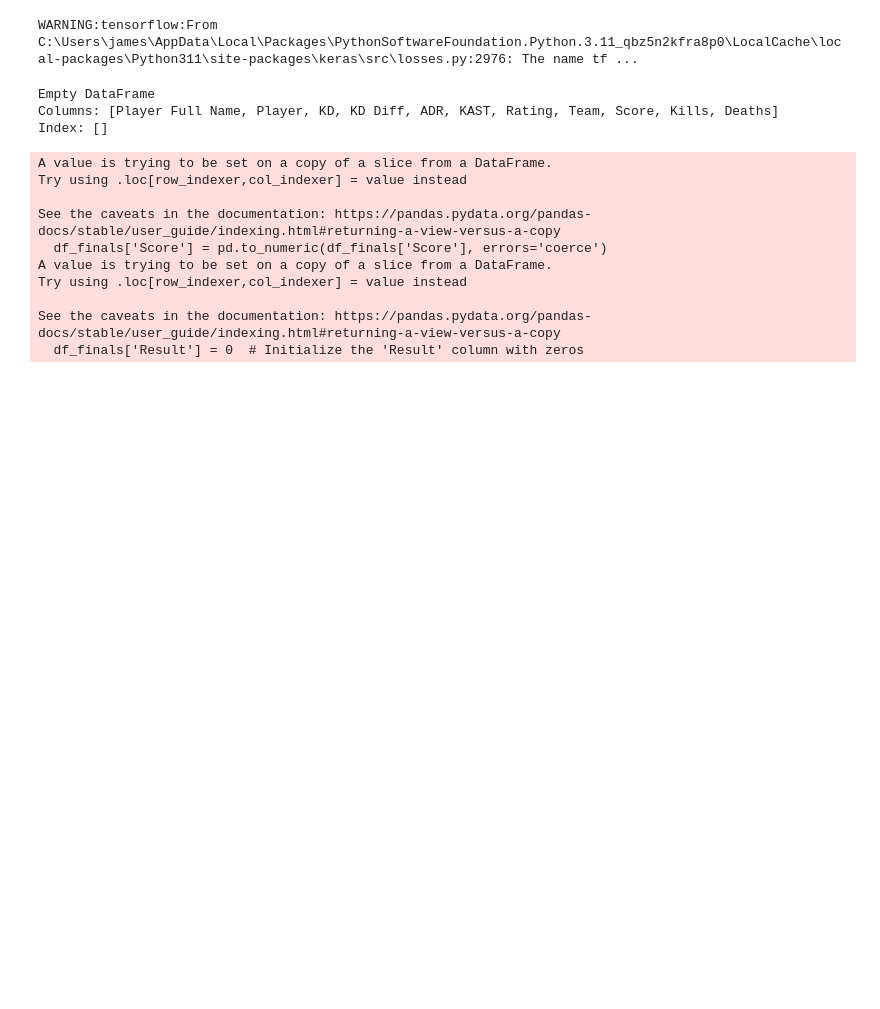
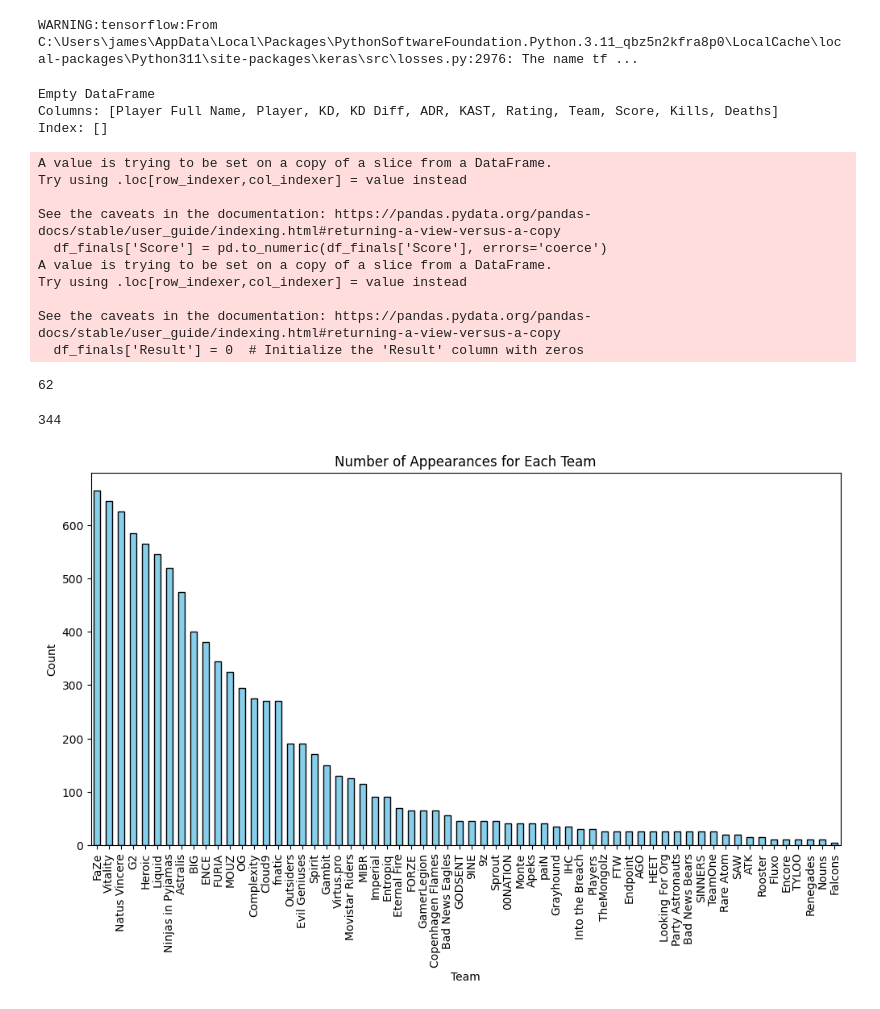
Before and after one commit to jazhu1/CSGOProjML, a Jupyter notebook: CSGOProjML.ipynb, the cells around one changed output. Saved outputs shown, nothing was run; the diff lists cells and outputs as text; code cells hidden in the pictures; blank space fills up the shorter version.

Commit message:
visualizations for exploratory analysis

```diff
--- a/CSGOProjML.ipynb
+++ b/CSGOProjML.ipynb
@@ -541,3 +541,24 @@ cont_df = df[['KD Diff', 'ADR', 'KAST', 'Rating', 'Kills', 'Deaths',
        'Lan Maps Played', 'Major Maps Played', 'Matches Won', 'Matches Lost',
        'Team Matches Won', 'Team Matches Lost', 'Player/Team Matches Won',
        'Player/Team Matches Lost', 'Match Number','Result']].copy()
+# %%
+df['Team'].nunique()
+# %% [output]
+62
+# %%
+df['Player'].nunique()
+# %% [output]
+344
+# %%
+team_counts = df['Team'].value_counts()
+plt.figure(figsize=(12, 6))
+
+team_counts.plot(kind='bar', color='skyblue', edgecolor='black')
+
+plt.xlabel('Team')
+plt.ylabel('Count')
+plt.title('Number of Appearances for Each Team')
+
+plt.show()
+# %% [output]
+[figure, added]
```
Also changed, not shown: parts of 4 cells of this notebook.
